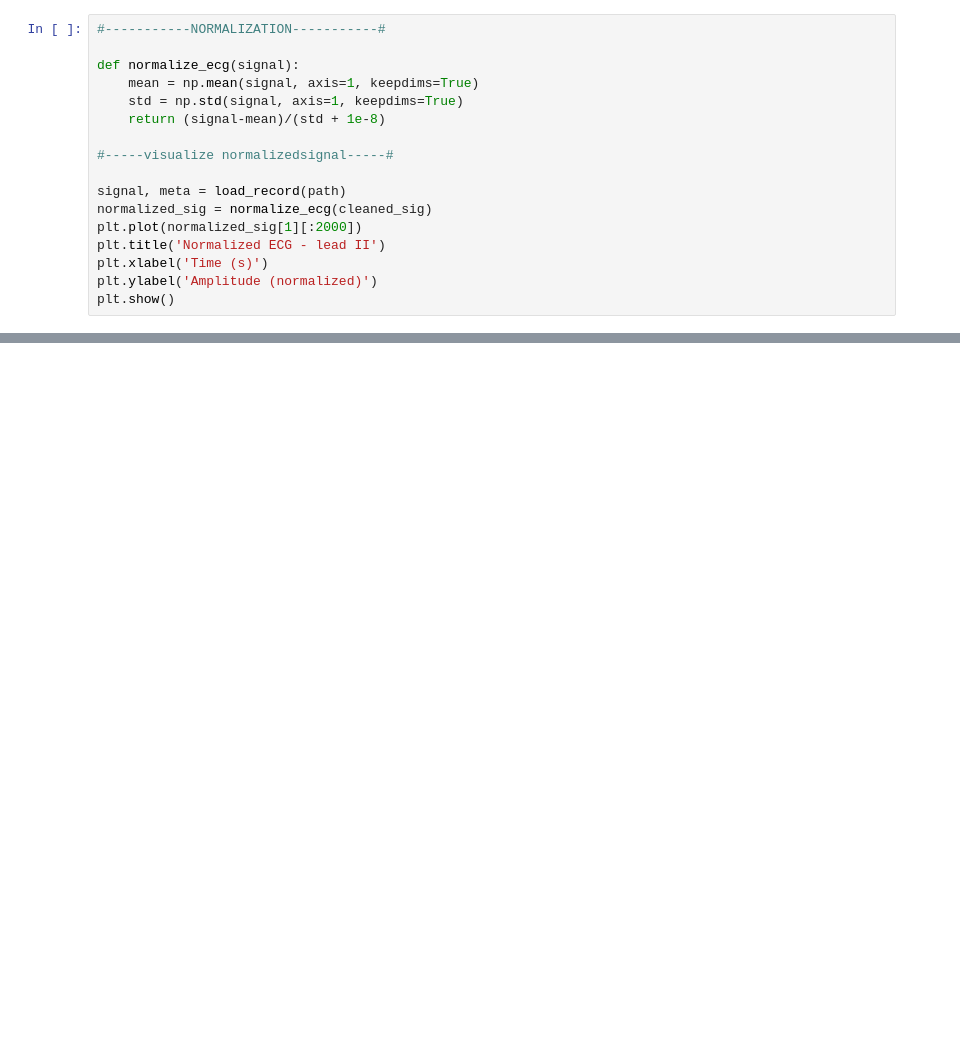
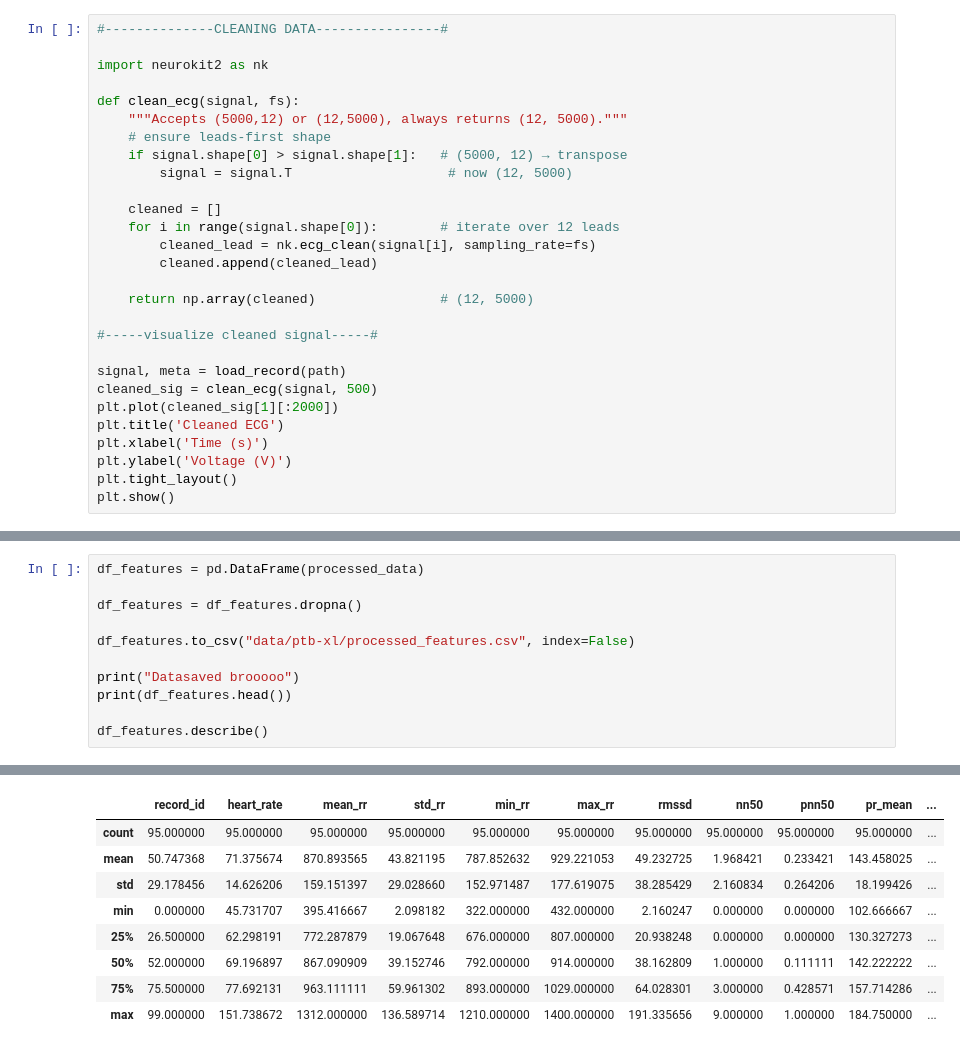
Before and after one commit to ziya72/Digital-Heart, a Jupyter notebook: experiments.ipynb, the cells around one changed output, grey strips where cells are left out. Saved outputs shown, nothing was run; the diff lists cells and outputs as text; blank space fills up the shorter version.

```diff
--- a/experiments.ipynb
+++ b/experiments.ipynb
@@ -76,18 +53,29 @@ plt.show()
 # %%
-#-----------NORMALIZATION-----------#
+#--------------CLEANING DATA----------------#
 
-def normalize_ecg(signal):
-    mean = np.mean(signal, axis=1, keepdims=True)
-    std = np.std(signal, axis=1, keepdims=True)
-    return (signal-mean)/(std + 1e-8)
+import neurokit2 as nk
 
-#-----visualize normalizedsignal-----#
+def clean_ecg(signal, fs):
+    """Accepts (5000,12) or (12,5000), always returns (12, 5000)."""
+    # ensure leads-first shape
+    if signal.shape[0] > signal.shape[1]:   # (5000, 12) → transpose
+        signal = signal.T                    # now (12, 5000)
+
+    cleaned = []
+    for i in range(signal.shape[0]):        # iterate over 12 leads
+        cleaned_lead = nk.ecg_clean(signal[i], sampling_rate=fs)
+        cleaned.append(cleaned_lead)
+
+    return np.array(cleaned)                # (12, 5000)
+
+#-----visualize cleaned signal-----#
 
 signal, meta = load_record(path)
-normalized_sig = normalize_ecg(cleaned_sig)
-plt.plot(normalized_sig[1][:2000])
-plt.title('Normalized ECG - lead II')
+cleaned_sig = clean_ecg(signal, 500)
+plt.plot(cleaned_sig[1][:2000])
+plt.title('Cleaned ECG')
 plt.xlabel('Time (s)')
-plt.ylabel('Amplitude (normalized)')
+plt.ylabel('Voltage (V)')
+plt.tight_layout()
 plt.show()
 # %% [output]
@@ -333,0 +625,12 @@ RR sample: [0.974 0.962 0.956 0.916 0.92 ]
+# %%
+df_features = pd.DataFrame(processed_data)
+
+df_features = df_features.dropna()
+
+df_features.to_csv("data/ptb-xl/processed_features.csv", index=False)
+
+print("Datasaved brooooo")
+print(df_features.head())
+
+df_features.describe()
+# %% [output]
@@ -333,0 +654,9 @@ RR sample: [0.974 0.962 0.956 0.916 0.92 ]
+|  | record_id | heart_rate | mean_rr | std_rr | min_rr | max_rr | rmssd | nn50 | pnn50 | pr_mean | ... |
+| count | 95.000000 | 95.000000 | 95.000000 | 95.000000 | 95.000000 | 95.000000 | 95.000000 | 95.000000 | 95.000000 | 95.000000 | ... |
+| mean | 50.747368 | 71.375674 | 870.893565 | 43.821195 | 787.852632 | 929.221053 | 49.232725 | 1.968421 | 0.233421 | 143.458025 | ... |
+| std | 29.178456 | 14.626206 | 159.151397 | 29.028660 | 152.971487 | 177.619075 | 38.285429 | 2.160834 | 0.264206 | 18.199426 | ... |
+| min | 0.000000 | 45.731707 | 395.416667 | 2.098182 | 322.000000 | 432.000000 | 2.160247 | 0.000000 | 0.000000 | 102.666667 | ... |
+| 25% | 26.500000 | 62.298191 | 772.287879 | 19.067648 | 676.000000 | 807.000000 | 20.938248 | 0.000000 | 0.000000 | 130.327273 | ... |
+| 50% | 52.000000 | 69.196897 | 867.090909 | 39.152746 | 792.000000 | 914.000000 | 38.162809 | 1.000000 | 0.111111 | 142.222222 | ... |
+| 75% | 75.500000 | 77.692131 | 963.111111 | 59.961302 | 893.000000 | 1029.000000 | 64.028301 | 3.000000 | 0.428571 | 157.714286 | ... |
+| max | 99.000000 | 151.738672 | 1312.000000 | 136.589714 | 1210.000000 | 1400.000000 | 191.335656 | 9.000000 | 1.000000 | 184.750000 | ... |
```
Also changed, not shown: parts of 16 cells of this notebook, 6 other files.
